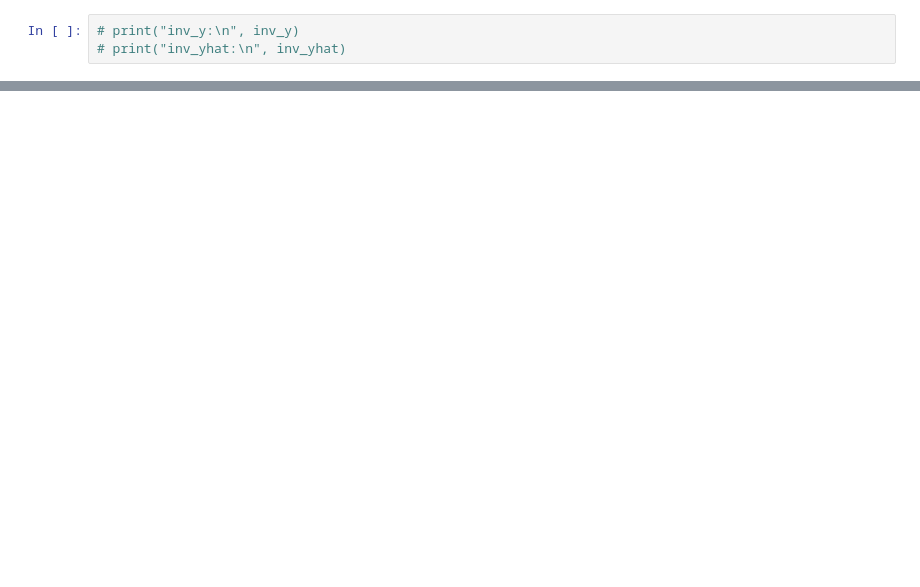
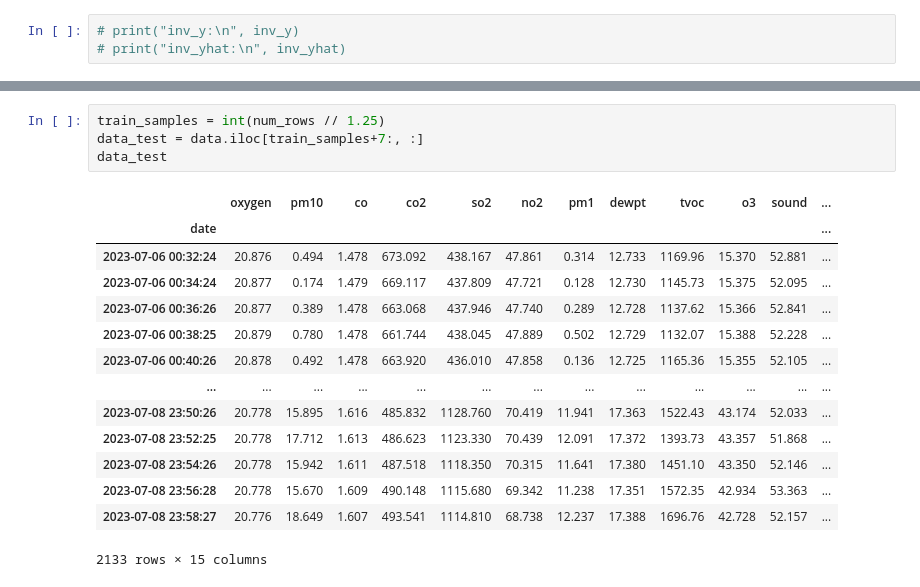
Before and after one commit to XIAxuanzheFrancis/Apprentissage-du-mod-le-LSTM, a Jupyter notebook: lstm_correct_room.ipynb, the cells around one changed output, grey strips where cells are left out. Cells and saved outputs as stored; diff of their text form; blank space fills up the shorter version.

```diff
--- a/lstm_correct_room.ipynb
+++ b/lstm_correct_room.ipynb
@@ -1310,0 +1328,19 @@ print(num_correct)
+# %%
+train_samples = int(num_rows // 1.25)
+data_test = data.iloc[train_samples+7:, :]
+data_test
+# %% [output]
+|  | oxygen | pm10 | co | co2 | so2 | no2 | pm1 | dewpt | tvoc | o3 | sound | ... |
+| date |  |  |  |  |  |  |  |  |  |  |  | ... |
+| 2023-07-06 00:32:24 | 20.876 | 0.494 | 1.478 | 673.092 | 438.167 | 47.861 | 0.314 | 12.733 | 1169.96 | 15.370 | 52.881 | ... |
+| 2023-07-06 00:34:24 | 20.877 | 0.174 | 1.479 | 669.117 | 437.809 | 47.721 | 0.128 | 12.730 | 1145.73 | 15.375 | 52.095 | ... |
+| 2023-07-06 00:36:26 | 20.877 | 0.389 | 1.478 | 663.068 | 437.946 | 47.740 | 0.289 | 12.728 | 1137.62 | 15.366 | 52.841 | ... |
+| 2023-07-06 00:38:25 | 20.879 | 0.780 | 1.478 | 661.744 | 438.045 | 47.889 | 0.502 | 12.729 | 1132.07 | 15.388 | 52.228 | ... |
+| 2023-07-06 00:40:26 | 20.878 | 0.492 | 1.478 | 663.920 | 436.010 | 47.858 | 0.136 | 12.725 | 1165.36 | 15.355 | 52.105 | ... |
+| ... | ... | ... | ... | ... | ... | ... | ... | ... | ... | ... | ... | ... |
+| 2023-07-08 23:50:26 | 20.778 | 15.895 | 1.616 | 485.832 | 1128.760 | 70.419 | 11.941 | 17.363 | 1522.43 | 43.174 | 52.033 | ... |
+| 2023-07-08 23:52:25 | 20.778 | 17.712 | 1.613 | 486.623 | 1123.330 | 70.439 | 12.091 | 17.372 | 1393.73 | 43.357 | 51.868 | ... |
+| 2023-07-08 23:54:26 | 20.778 | 15.942 | 1.611 | 487.518 | 1118.350 | 70.315 | 11.641 | 17.380 | 1451.10 | 43.350 | 52.146 | ... |
+| 2023-07-08 23:56:28 | 20.778 | 15.670 | 1.609 | 490.148 | 1115.680 | 69.342 | 11.238 | 17.351 | 1572.35 | 42.934 | 53.363 | ... |
+| 2023-07-08 23:58:27 | 20.776 | 18.649 | 1.607 | 493.541 | 1114.810 | 68.738 | 12.237 | 17.388 | 1696.76 | 42.728 | 52.157 | ... |
+2133 rows × 15 columns
```
Also changed, not shown: parts of 16 cells of this notebook, 1 other file.
